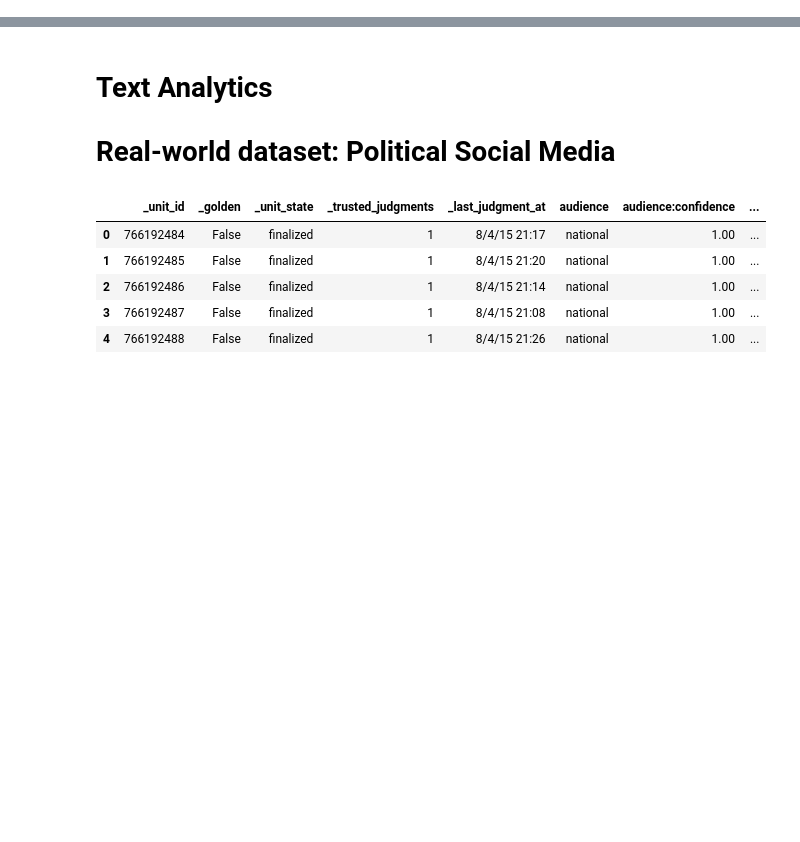
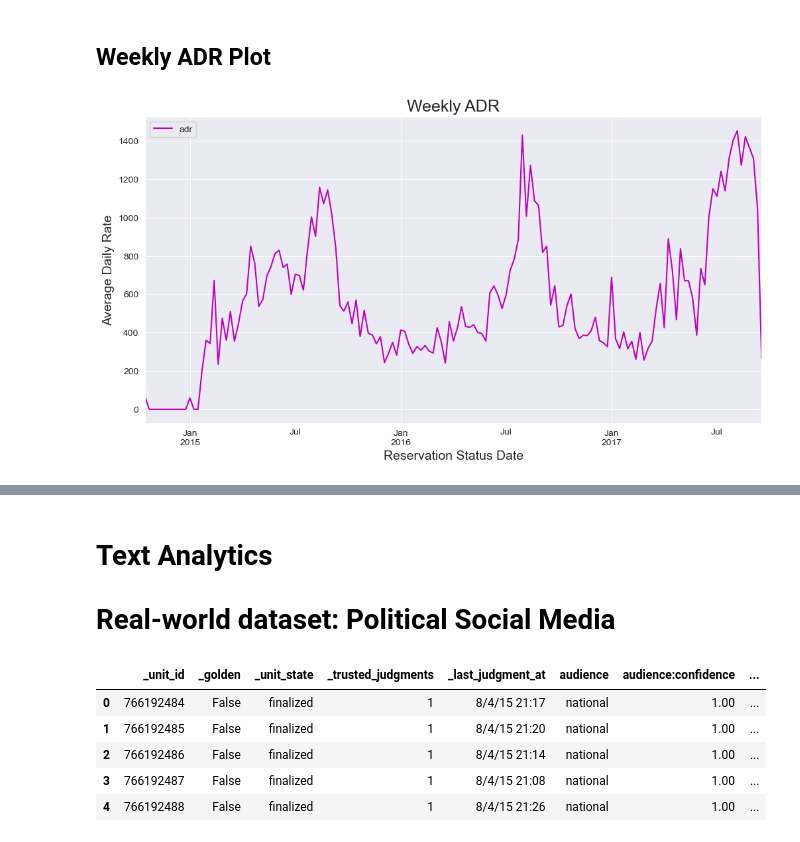
Before and after one commit to ArielGoldman89/CA2-MLB-and-DV-Integrated, a Jupyter notebook: CA2_MLB.ipynb, the cells around one changed output, grey strips where cells are left out. Drawn from its saved outputs; the diff is of its cells as text; code cells hidden in the pictures; blank space fills up the shorter version.

```diff
--- a/CA2_MLB.ipynb
+++ b/CA2_MLB.ipynb
@@ -27,0 +118,3 @@ from sklearn.metrics import precision_score, recall_score
+# %%
+# Set Index
+df_hotel.set_index('reservation_status_date', inplace=True)
@@ -27,0 +144,6 @@ from sklearn.metrics import precision_score, recall_score
+# %%
+# ValueError: cannot reindex on an axis with duplicate labels
+# We will remove duplicate dates
+
+df_hotel = df_hotel[~df_hotel.index.duplicated(keep='first')]
+df_hotel.head()
@@ -27,0 +159,5 @@ from sklearn.metrics import precision_score, recall_score
+# %%
+# Modify the index to daily frequency
+
+df_hotel = df_hotel.asfreq("D") # Change the frecuency to daily
+df_hotel.index
@@ -27,0 +173,5 @@ from sklearn.metrics import precision_score, recall_score
+# %%
+# Resample the DataFrame to Weekly frequency
+
+df_weekly = df_hotel.resample('W').sum()
+df_weekly.head()
@@ -27,0 +243,10 @@ from sklearn.metrics import precision_score, recall_score
+# %% [markdown]
+## Weekly ADR Plot
+# %%
+df_weekly[['adr']].plot(figsize=(12, 6), color='m')
+
+plt.title('Weekly ADR',fontsize=18)
+plt.ylabel('Average Daily Rate', fontsize=14)
+plt.xlabel('Reservation Status Date', fontsize=14);
+# %% [output]
+[figure, added]
```
Also changed, not shown: parts of 76 cells of this notebook.
